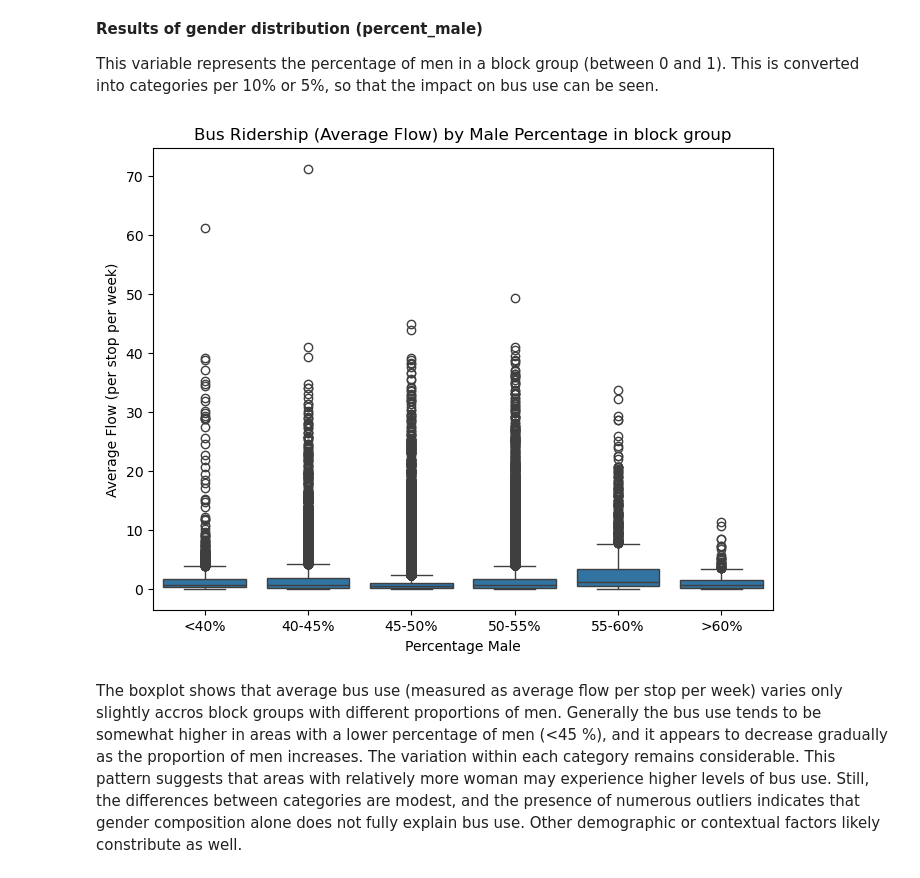
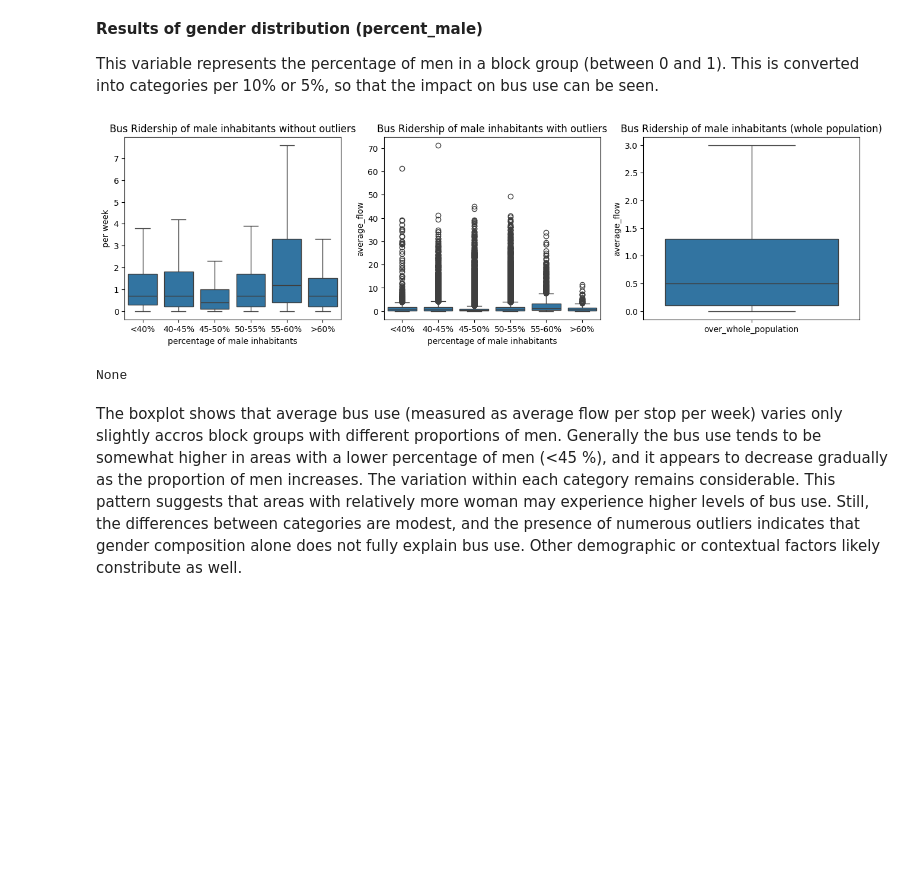
Before and after one commit to Mulhamomar/TIL6022_group10, a Jupyter notebook: TIL-6022 Bus Ridership.ipynb, the cells around one changed output. Saved outputs shown, nothing was run; the diff lists cells and outputs as text; code cells hidden in the pictures; blank space fills up the shorter version.

```diff
--- a/TIL-6022 Bus Ridership.ipynb
+++ b/TIL-6022 Bus Ridership.ipynb
@@ -447,22 +368,13 @@ The boxplot above shows that the bus stops in younger neighborhoods (especially
 
 This variable represents the percentage of men in a block group (between 0 and 1).
 This is converted into categories per 10% or 5%, so that the impact on bus use can be seen.
-# %%
-# Step 1: Create categories
-bins = [0, 0.4, 0.45, 0.5, 0.55, 0.6, 1]
-labels = ['<40%', '40-45%', '45-50%', '50-55%', '55-60%', '>60%']
-
-df['gender_group'] = pd.cut(df['percent_male'], bins=bins, labels=labels, right=False)
-
-# Step 2: Boxplot of bus use by gender distribution
-plt.figure(figsize=(8, 6))
-sns.boxplot(x='gender_group', y='average_flow', data=df)
-plt.title('Bus Ridership (Average Flow) by Male Percentage in block group')
-plt.xlabel('Percentage Male')
-plt.ylabel('Average Flow (per stop per week)')
-plt.show()
-# %% [output]
-[figure, removed]
+# %%
+bins = [0, .4, .45, .5, .55, .6, 1.0]
+labels = ['<40%', '40-45%', '45-50%', '50-55%', '55-60%', '>60%']
+print(boxplot(bins, labels,'percent_male', 'percentage of male inhabitants', 'Bus Ridership of male inhabitants'))
+# %% [output]
+[figure, added]
+None
 # %% [markdown]
 The boxplot shows that average bus use (measured as average flow per stop per week) varies only slightly accros block groups with different proportions of men. Generally the bus use tends to be somewhat higher in areas with a lower percentage of men (<45 %), and it appears to decrease gradually as the proportion of men increases. The variation within each category remains considerable. This pattern suggests that areas with relatively more woman may experience higher levels of bus use. Still, the differences between categories are modest, and the presence of numerous outliers indicates that gender composition alone does not fully explain bus use. Other demographic or contextual factors likely constribute as well.
 # %% [markdown]
```
Also changed, not shown: parts of 22 cells of this notebook.
